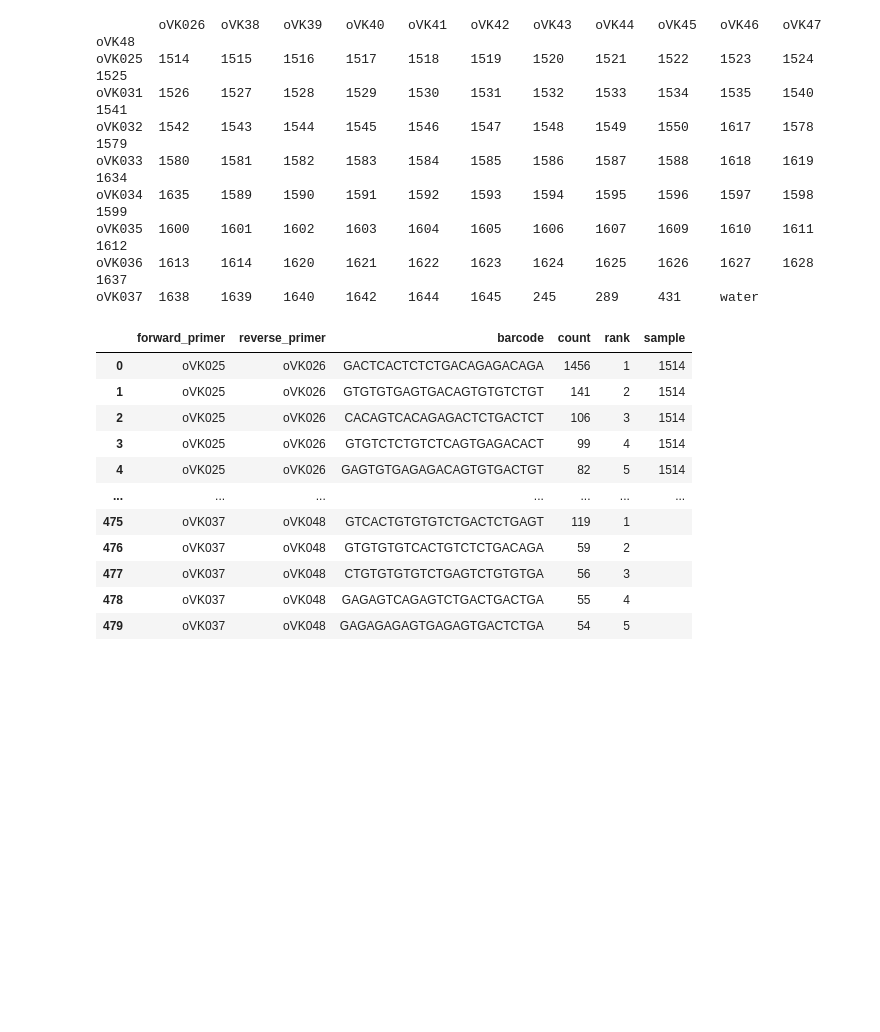
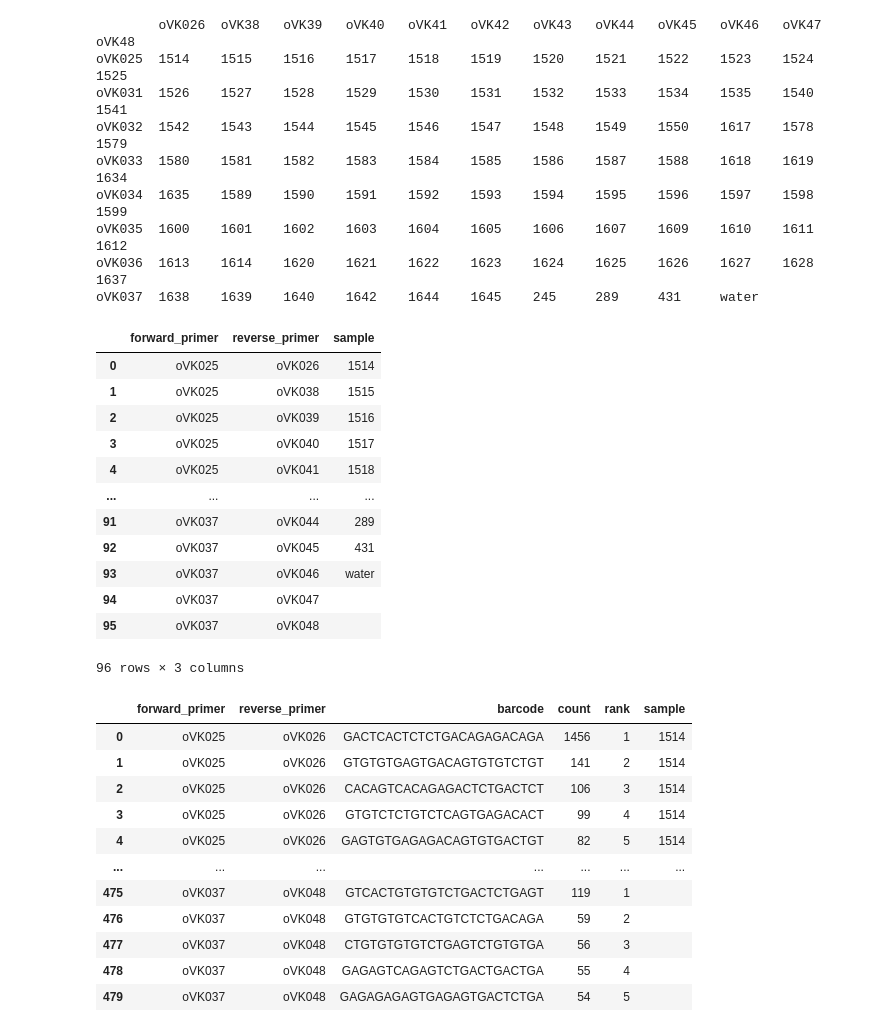
Before and after one commit to johannpeterson/nijhawan-lab, a Jupyter notebook: source/notebooks/Amplicons VK008.ipynb, the cells around one changed output. Drawn from its saved outputs; the diff is of its cells as text; code cells hidden in the pictures; blank space fills up the shorter version.

```diff
--- a/source/notebooks/Amplicons VK008.ipynb
+++ b/source/notebooks/Amplicons VK008.ipynb
@@ -618 +634,20 @@ data = [row[1:] for row in csvraw[1:]]
+# %%
+pd.DataFrame(
+    data = [ [p1, p2, sample_dict[p1][p2]] for p1 in sample_dict for p2 in sample_dict[p1] ],
+    columns = ["forward_primer", "reverse_primer", "sample"]
+)
+# %% [output]
+|  | forward_primer | reverse_primer | sample |
+| 0 | oVK025 | oVK026 | 1514 |
+| 1 | oVK025 | oVK038 | 1515 |
+| 2 | oVK025 | oVK039 | 1516 |
+| 3 | oVK025 | oVK040 | 1517 |
+| 4 | oVK025 | oVK041 | 1518 |
+| ... | ... | ... | ... |
+| 91 | oVK037 | oVK044 | 289 |
+| 92 | oVK037 | oVK045 | 431 |
+| 93 | oVK037 | oVK046 | water |
+| 94 | oVK037 | oVK047 |  |
+| 95 | oVK037 | oVK048 |  |
+96 rows × 3 columns
 # %%
```
Also changed, not shown: parts of 12 cells of this notebook, 2 other files.
